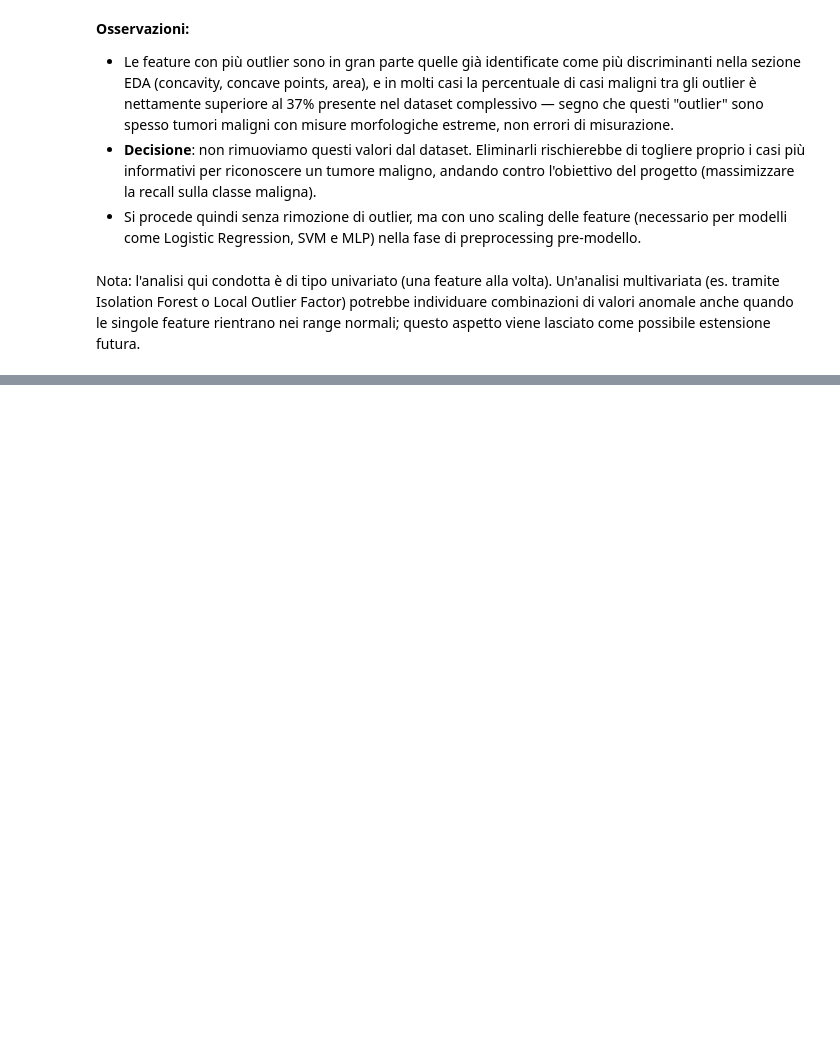
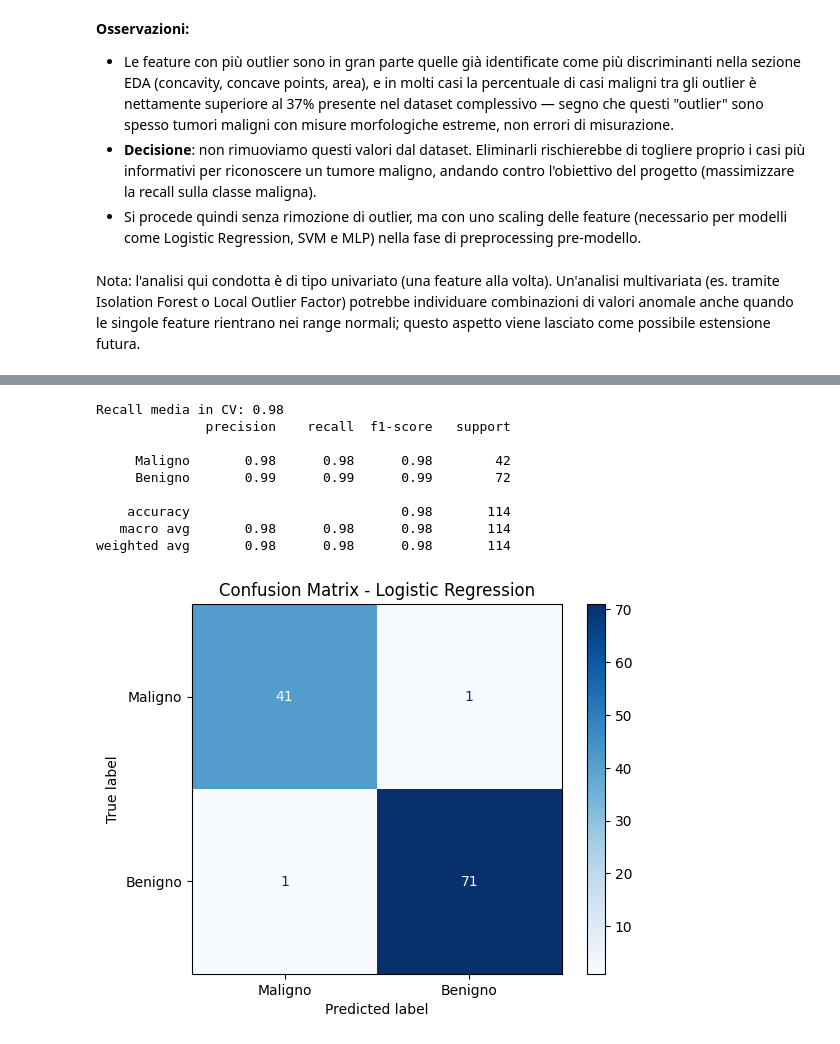
Before and after one commit to JacopoFoschi2/ElaboratoOIAML, a Jupyter notebook: progetto_esame.ipynb, the cells around one changed output, grey strips where cells are left out. Drawn from its saved outputs; the diff is of its cells as text; code cells hidden in the pictures; blank space fills up the shorter version.

Commit message:
feat: added initial section about the models and done Logistic Regression

```diff
--- a/progetto_esame.ipynb
+++ b/progetto_esame.ipynb
@@ -308,0 +344,51 @@ Nota: l'analisi qui condotta è di tipo univariato (una feature alla volta). Un'
+# %%
+
+# Separiamo feature e target
+X = df.drop(columns='target')
+y = df['target']
+
+# Split stratificato
+X_train, X_test, y_train, y_test = train_test_split(
+    X, y,
+    test_size=0.2,
+    stratify=y,
+    random_state=42
+)
+# %%
+# Pipeline: scaler + modello in un unico oggetto
+pipe_logreg = Pipeline([
+    ('scaler', StandardScaler()),
+    ('clf', LogisticRegression(random_state=42, max_iter=1000))
+])
+
+# Cross-validation sul train set, con focus sulla recall della classe maligna (0), con anche shuffling dei dati per garantire una distribuzione più equilibrata tra i fold.
+cv = StratifiedKFold(n_splits=5, shuffle=True, random_state=42)
+scores = cross_val_score(pipe_logreg, X_train, y_train, cv=cv, scoring='recall_macro')
+
+print(f"Recall media in CV: {scores.mean():.2f}")
+
+# Addestramento finale sul train set completo
+pipe_logreg.fit(X_train, y_train)
+
+# Valutazione sul test set
+y_pred = pipe_logreg.predict(X_test)
+
+print(classification_report(y_test, y_pred, target_names=['Maligno', 'Benigno']))
+
+# Confusion matrix
+cm = confusion_matrix(y_test, y_pred)
+disp = ConfusionMatrixDisplay(confusion_matrix=cm, display_labels=['Maligno', 'Benigno'])
+disp.plot(cmap='Blues')
+plt.title('Confusion Matrix - Logistic Regression')
+plt.show()
+# %% [output]
+Recall media in CV: 0.98
+              precision    recall  f1-score   support
+
+     Maligno       0.98      0.98      0.98        42
+     Benigno       0.99      0.99      0.99        72
+
+    accuracy                           0.98       114
+   macro avg       0.98      0.98      0.98       114
+weighted avg       0.98      0.98      0.98       114
+[figure, added]
```
Also changed, not shown: parts of 3 cells of this notebook.
